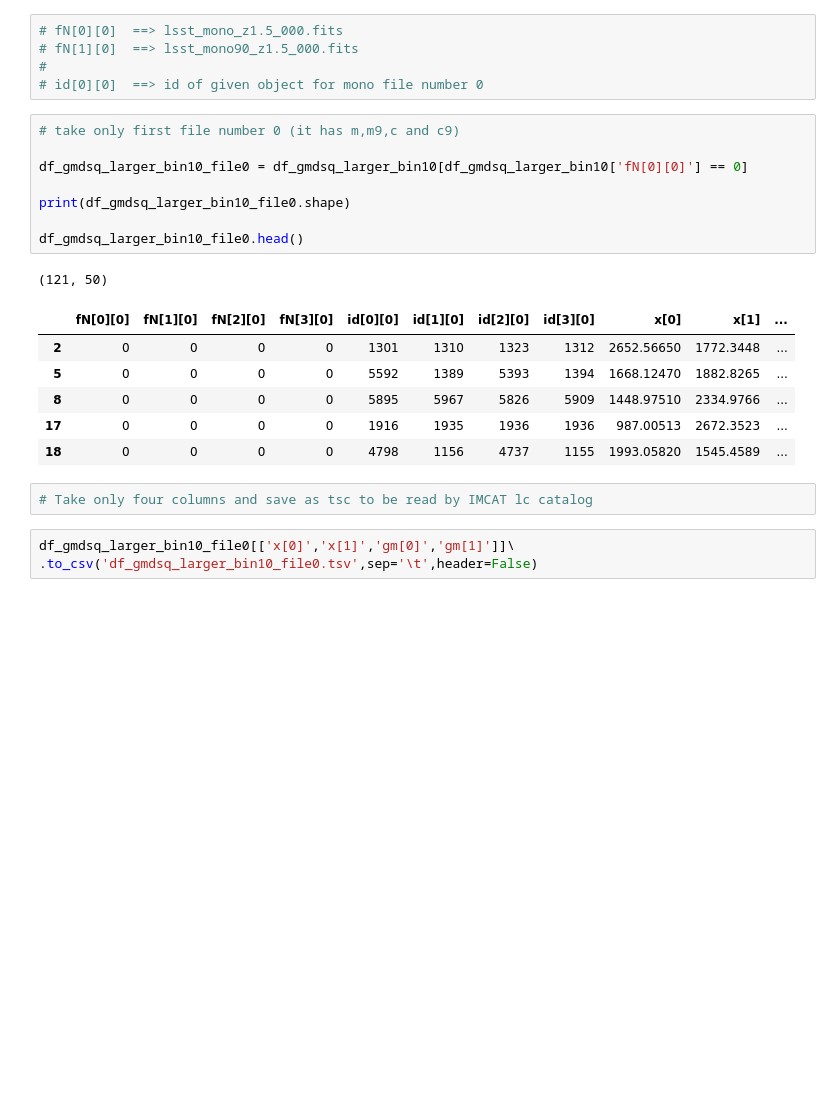
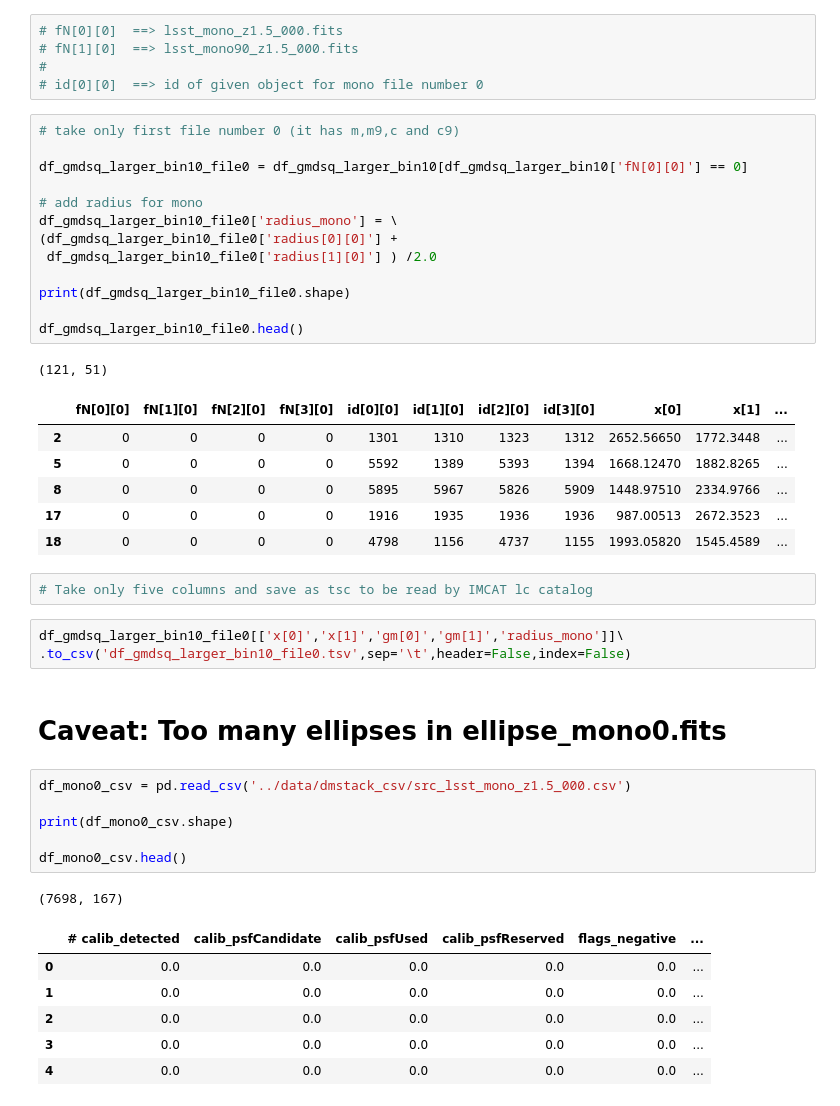
Before and after one commit to bpRsh/2019_shear_analysis_after_dmstack, a Jupyter notebook: Nov_2019/Nov25/a01_plot_gmsq_contour_plot.ipynb, the cells around one changed output. Saved outputs shown, nothing was run; the diff lists cells and outputs as text; blank space fills up the shorter version.

```diff
--- a/Nov_2019/Nov25/a01_plot_gmsq_contour_plot.ipynb
+++ b/Nov_2019/Nov25/a01_plot_gmsq_contour_plot.ipynb
@@ -461,11 +461,16 @@ df_gmdsq_larger_bin10.head()
 
 df_gmdsq_larger_bin10_file0 = df_gmdsq_larger_bin10[df_gmdsq_larger_bin10['fN[0][0]'] == 0]
 
+# add radius for mono
+df_gmdsq_larger_bin10_file0['radius_mono'] = \
+(df_gmdsq_larger_bin10_file0['radius[0][0]'] +
+ df_gmdsq_larger_bin10_file0['radius[1][0]'] ) /2.0
+
 print(df_gmdsq_larger_bin10_file0.shape)
 
 df_gmdsq_larger_bin10_file0.head()
 # %% [output]
-(121, 50)
+(121, 51)
 |  | fN[0][0] | fN[1][0] | fN[2][0] | fN[3][0] | id[0][0] | id[1][0] | id[2][0] | id[3][0] | x[0] | x[1] | ... |
 | 2 | 0 | 0 | 0 | 0 | 1301 | 1310 | 1323 | 1312 | 2652.56650 | 1772.3448 | ... |
 | 5 | 0 | 0 | 0 | 0 | 5592 | 1389 | 5393 | 1394 | 1668.12470 | 1882.8265 | ... |
@@ -473,7 +478,23 @@ df_gmdsq_larger_bin10_file0.head()
 | 17 | 0 | 0 | 0 | 0 | 1916 | 1935 | 1936 | 1936 | 987.00513 | 2672.3523 | ... |
 | 18 | 0 | 0 | 0 | 0 | 4798 | 1156 | 4737 | 1155 | 1993.05820 | 1545.4589 | ... |
 # %%
-# Take only four columns and save as tsc to be read by IMCAT lc catalog
+# Take only five columns and save as tsc to be read by IMCAT lc catalog
 # %%
-df_gmdsq_larger_bin10_file0[['x[0]','x[1]','gm[0]','gm[1]']]\
-.to_csv('df_gmdsq_larger_bin10_file0.tsv',sep='\t',header=False)
+df_gmdsq_larger_bin10_file0[['x[0]','x[1]','gm[0]','gm[1]','radius_mono']]\
+.to_csv('df_gmdsq_larger_bin10_file0.tsv',sep='\t',header=False,index=False)
+# %% [markdown]
+# Caveat: Too many ellipses in ellipse_mono0.fits
+# %%
+df_mono0_csv = pd.read_csv('../data/dmstack_csv/src_lsst_mono_z1.5_000.csv')
+
+print(df_mono0_csv.shape)
+
+df_mono0_csv.head()
+# %% [output]
+(7698, 167)
+|  | # calib_detected | calib_psfCandidate | calib_psfUsed | calib_psfReserved | flags_negative | ... |
+| 0 | 0.0 | 0.0 | 0.0 | 0.0 | 0.0 | ... |
+| 1 | 0.0 | 0.0 | 0.0 | 0.0 | 0.0 | ... |
+| 2 | 0.0 | 0.0 | 0.0 | 0.0 | 0.0 | ... |
+| 3 | 0.0 | 0.0 | 0.0 | 0.0 | 0.0 | ... |
+| 4 | 0.0 | 0.0 | 0.0 | 0.0 | 0.0 | ... |
```
Also changed, not shown: parts of 3 cells of this notebook.
